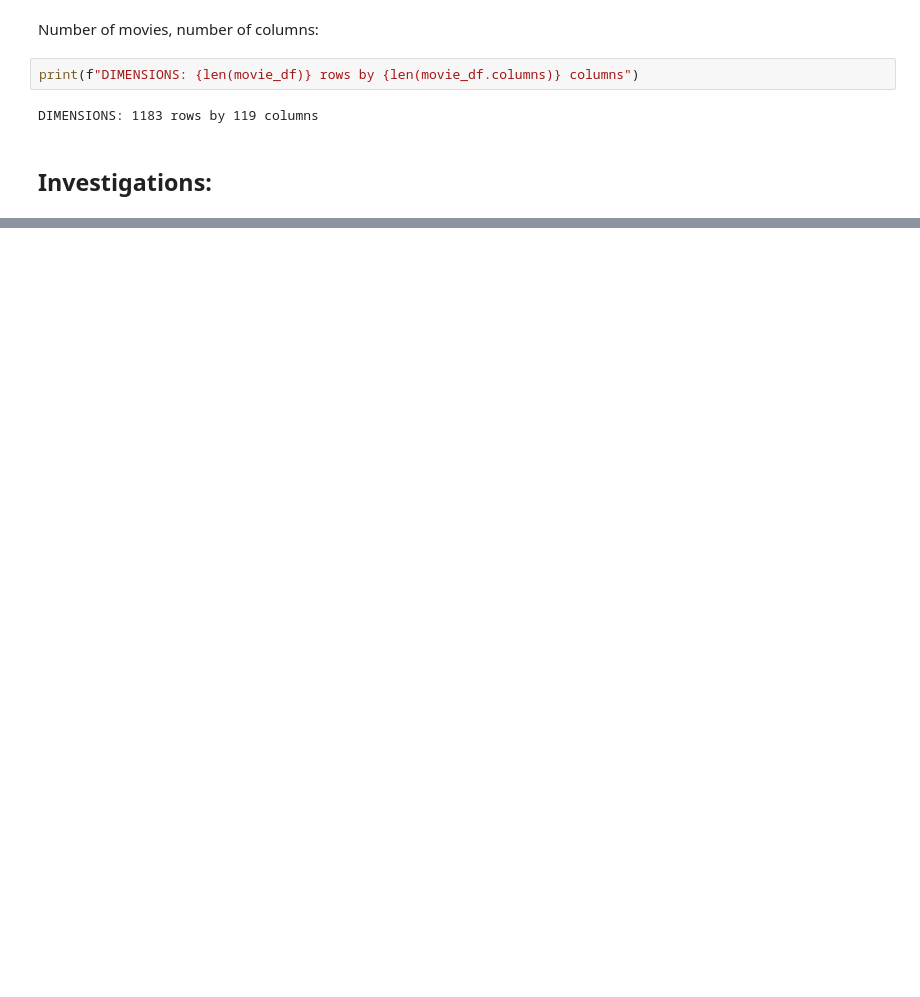
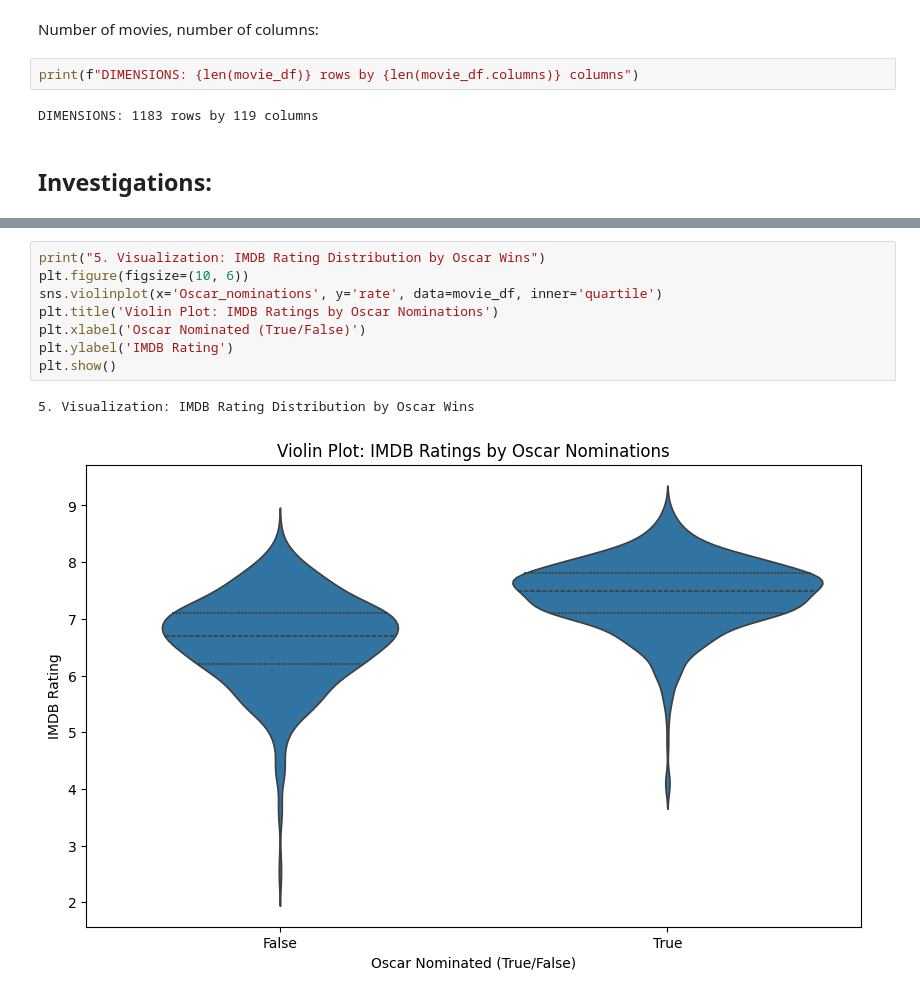
Before and after one commit to ryandecamp/CMSC320FinalProject, a Jupyter notebook: checkpoint2/checkpoint_2.ipynb, the cells around one changed output, grey strips where cells are left out. Cells and saved outputs as stored; diff of their text form; blank space fills up the shorter version.

```diff
--- a/checkpoint2/checkpoint_2.ipynb
+++ b/checkpoint2/checkpoint_2.ipynb
@@ -452,0 +557,11 @@ DIMENSIONS: 1183 rows by 119 columns
+# %%
+print("5. Visualization: IMDB Rating Distribution by Oscar Wins")
+plt.figure(figsize=(10, 6))
+sns.violinplot(x='Oscar_nominations', y='rate', data=movie_df, inner='quartile')
+plt.title('Violin Plot: IMDB Ratings by Oscar Nominations')
+plt.xlabel('Oscar Nominated (True/False)')
+plt.ylabel('IMDB Rating')
+plt.show()
+# %% [output]
+5. Visualization: IMDB Rating Distribution by Oscar Wins
+[figure, added]
```
Also changed, not shown: parts of 15 cells of this notebook.
